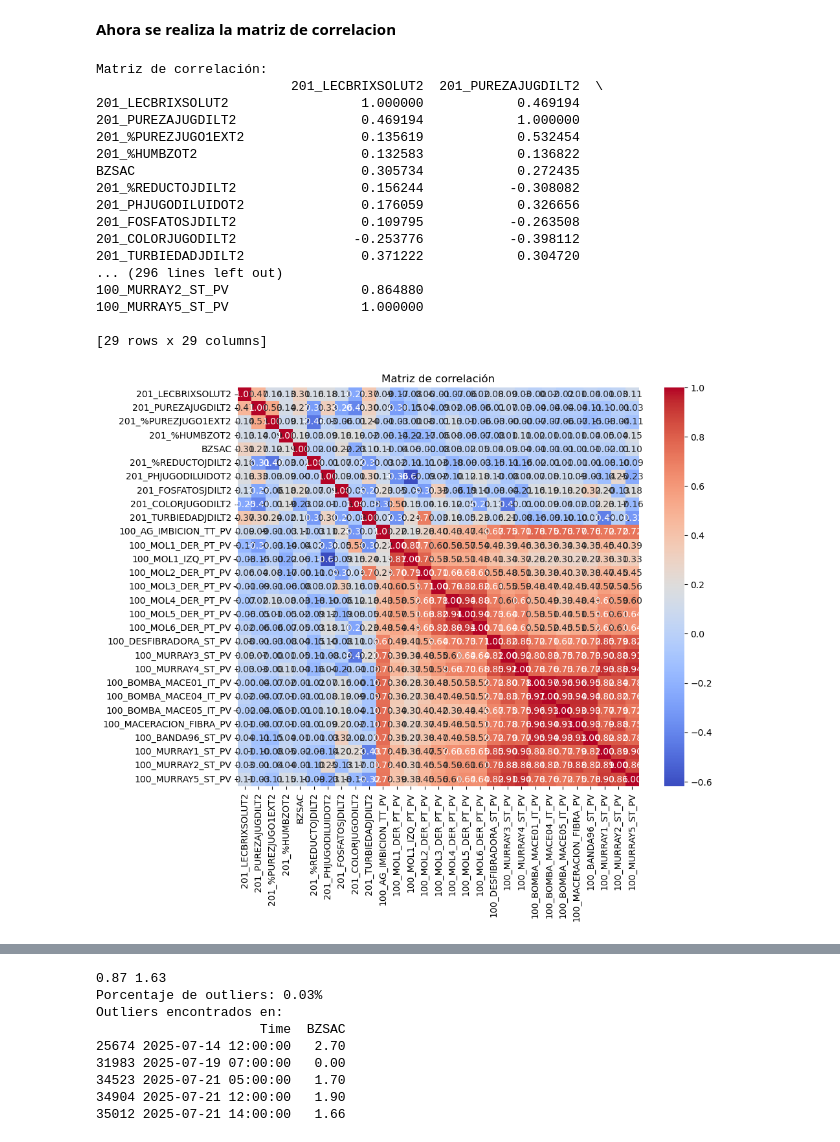
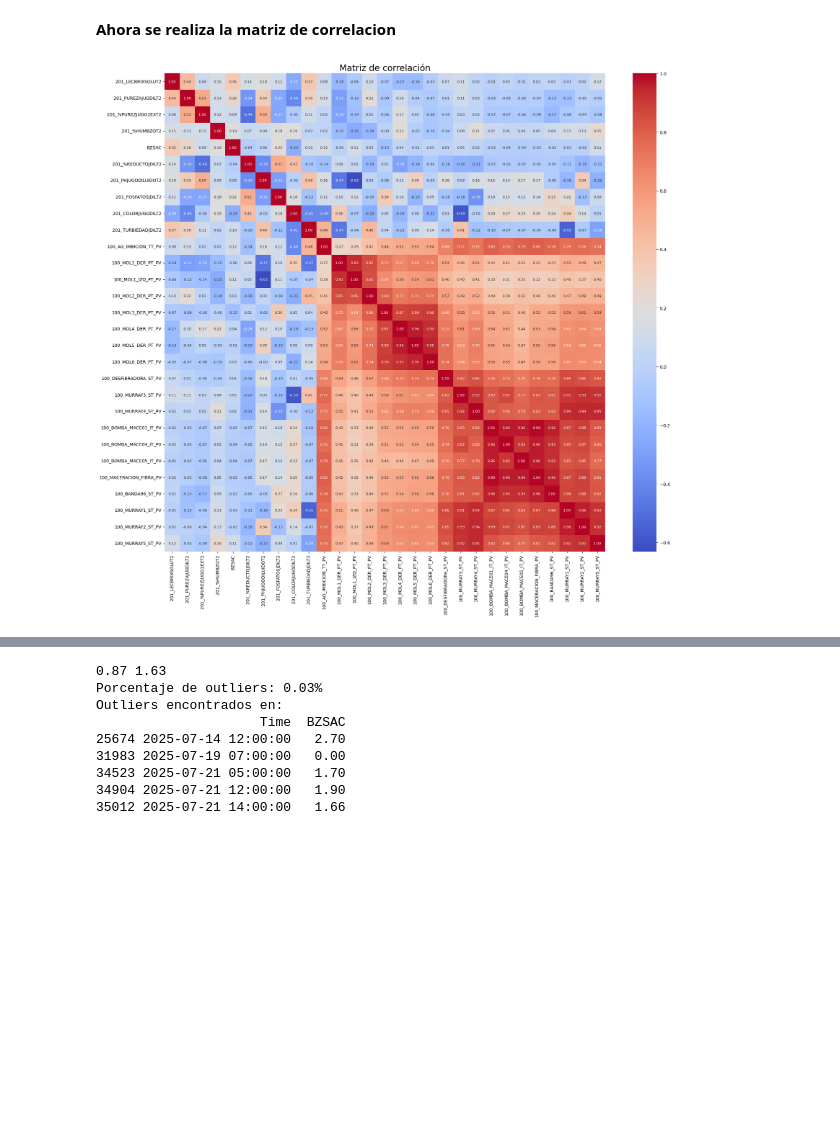
Before and after one commit to juanseo/ICESI_AnalisisDatos1_Sacarosa, a Jupyter notebook: analisis_bivariado.ipynb, the cells around one changed output, grey strips where cells are left out. Saved outputs shown, nothing was run; the diff lists cells and outputs as text; code cells hidden in the pictures; blank space fills up the shorter version.

Commit message:
comparacion matriz de correlacion y graficos pairplot

```diff
--- a/analisis_bivariado.ipynb
+++ b/analisis_bivariado.ipynb
@@ -400,34 +358,31 @@ plt.show()
 # %% [markdown]
 **Ahora se realiza la matriz de correlacion**
-# %%
-# 3. Calcular la matriz de correlación (Pearson por defecto)
-correlation_matrix = df_resample_1h.corr(method='pearson')
-
-# 4. Mostrar la matriz en consola
-print("\nMatriz de correlación:")
-print(correlation_matrix)
-
-# 5. Visualizar la correlación como mapa de calor
-plt.figure(figsize=(10, 8))
-sns.heatmap(correlation_matrix, annot=True, cmap="coolwarm", fmt=".2f")
-plt.title("Matriz de correlación")
-plt.show()
-# %% [output]
-Matriz de correlación:
-                         201_LECBRIXSOLUT2  201_PUREZAJUGDILT2  \
-201_LECBRIXSOLUT2                 1.000000            0.469194
-201_PUREZAJUGDILT2                0.469194            1.000000
-201_%PUREZJUGO1EXT2               0.135619            0.532454
-201_%HUMBZOT2                     0.132583            0.136822
-BZSAC                             0.305734            0.272435
-201_%REDUCTOJDILT2                0.156244           -0.308082
-201_PHJUGODILUIDOT2               0.176059            0.326656
-201_FOSFATOSJDILT2                0.109795           -0.263508
-201_COLORJUGODILT2               -0.253776           -0.398112
-201_TURBIEDADJDILT2               0.371222            0.304720
-... (296 lines left out)
-100_MURRAY2_ST_PV                 0.864880
-100_MURRAY5_ST_PV                 1.000000
-
-[29 rows x 29 columns]
-[figure, removed]
+# %%
+# 3. Calcular la matriz de correlación (Pearson por defecto)
+correlation_matrix = df_resample_1h.corr(method='pearson')
+
+# 4. Mostrar la matriz en consola (opcional, si aún la necesitas en texto)
+# print("\nMatriz de correlación:")
+# print(correlation_matrix)
+
+# 5. Visualizar la correlación como mapa de calor con mejoras de legibilidad
+plt.figure(figsize=(20, 18)) # <-- Aumenta significativamente el tamaño de la figura
+                            # Puedes ajustar estos valores (20, 18) según la cantidad de variables
+                            # y el tamaño de tu pantalla/salida.
+
+sns.heatmap(
+    correlation_matrix,
+    annot=True,            # Mostrar los valores de correlación
+    cmap="coolwarm",       # Mapa de color (coolwarm es bueno para correlaciones +/-)
+    fmt=".2f",             # Formato a dos decimales
+    annot_kws={"size": 8}  # <-- Reduce el tamaño de la fuente de las anotaciones
+                            # Puedes probar con 7 o 6 si sigue habiendo superposición
+)
+
+plt.title("Matriz de correlación", fontsize=20) # <-- Ajusta el tamaño del título
+plt.xticks(fontsize=10, rotation=90) # <-- Rota las etiquetas del eje X para que no se superpongan
+plt.yticks(fontsize=10, rotation=0)  # <-- Ajusta el tamaño de las etiquetas del eje Y
+plt.tight_layout() # <-- Ajusta automáticamente los parámetros del subplot para que quepan bien
+plt.show()
+# %% [output]
+[figure, added]
```
Also changed, not shown: parts of 20 cells of this notebook.
